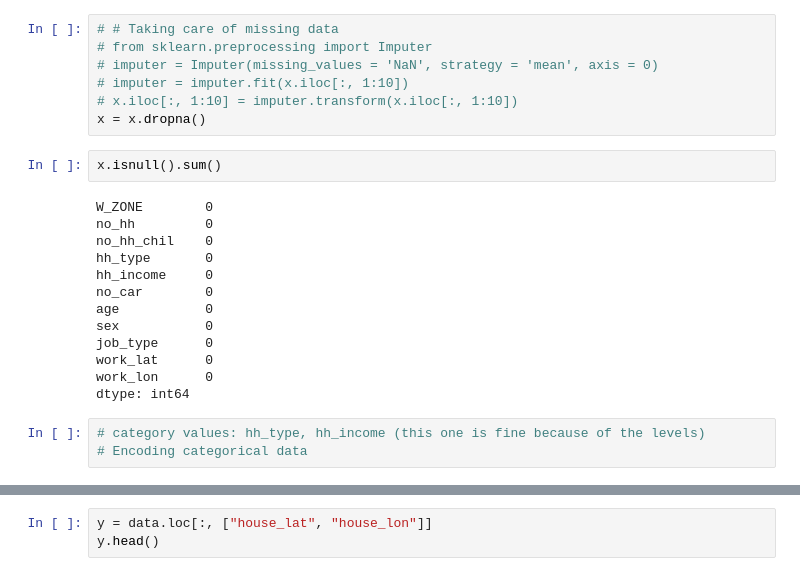
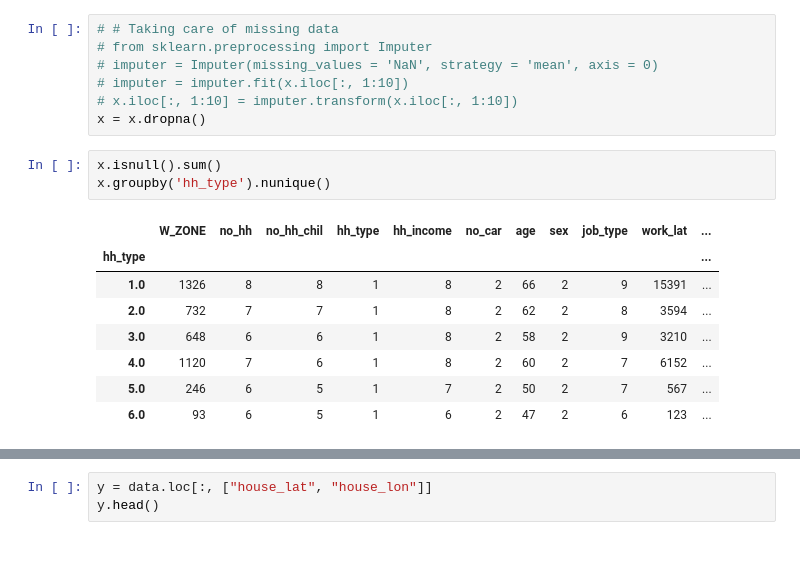
Before and after one commit to jasonyliang/Hanyang-Urban-Planning-Lab, a Jupyter notebook: Playground2.ipynb, the cells around one changed output, grey strips where cells are left out. Cells and saved outputs as stored; diff of their text form.

```diff
--- a/Playground2.ipynb
+++ b/Playground2.ipynb
@@ -60,19 +60,13 @@ dtype: int64
 x = x.dropna()
 # %%
 x.isnull().sum()
+x.groupby('hh_type').nunique()
 # %% [output]
-W_ZONE        0
-no_hh         0
-no_hh_chil    0
-hh_type       0
-hh_income     0
-no_car        0
-age           0
-sex           0
-job_type      0
-work_lat      0
-work_lon      0
-dtype: int64
+|  | W_ZONE | no_hh | no_hh_chil | hh_type | hh_income | no_car | age | sex | job_type | work_lat | ... |
+| hh_type |  |  |  |  |  |  |  |  |  |  | ... |
+| 1.0 | 1326 | 8 | 8 | 1 | 8 | 2 | 66 | 2 | 9 | 15391 | ... |
+| 2.0 | 732 | 7 | 7 | 1 | 8 | 2 | 62 | 2 | 8 | 3594 | ... |
+| 3.0 | 648 | 6 | 6 | 1 | 8 | 2 | 58 | 2 | 9 | 3210 | ... |
+| 4.0 | 1120 | 7 | 6 | 1 | 8 | 2 | 60 | 2 | 7 | 6152 | ... |
+| 5.0 | 246 | 6 | 5 | 1 | 7 | 2 | 50 | 2 | 7 | 567 | ... |
+| 6.0 | 93 | 6 | 5 | 1 | 6 | 2 | 47 | 2 | 6 | 123 | ... |
-# %%
-# category values: hh_type, hh_income (this one is fine because of the levels)
-# Encoding categorical data
```
Also changed, not shown: parts of 15 cells of this notebook.
